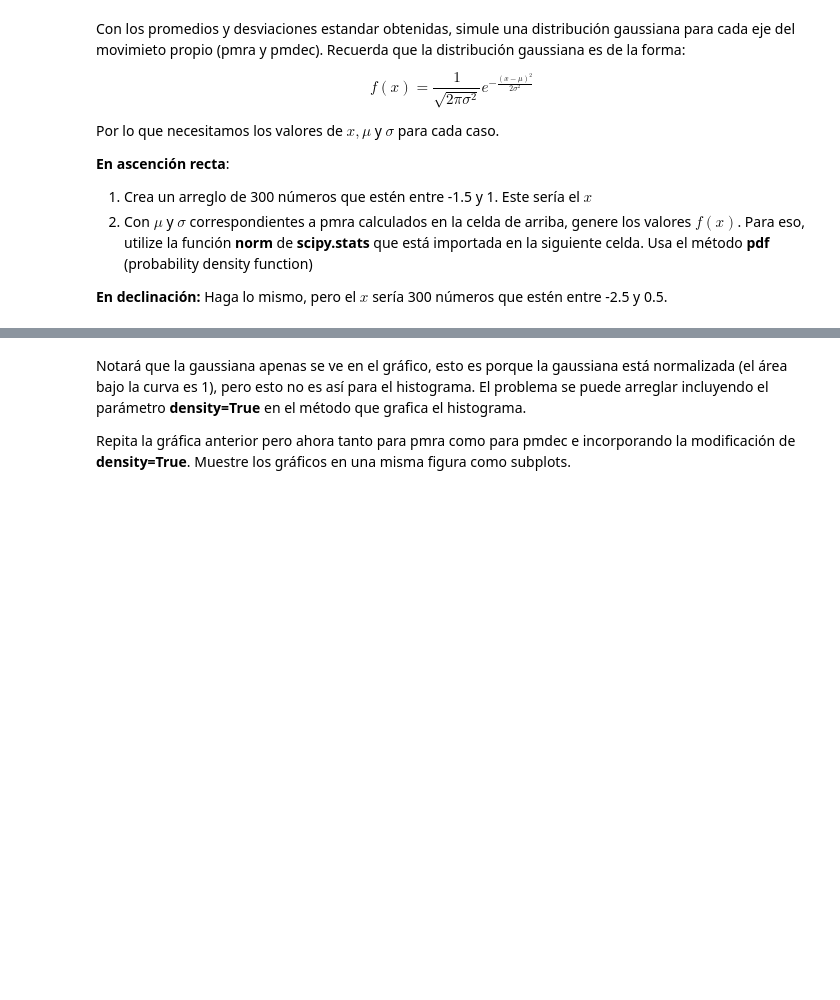
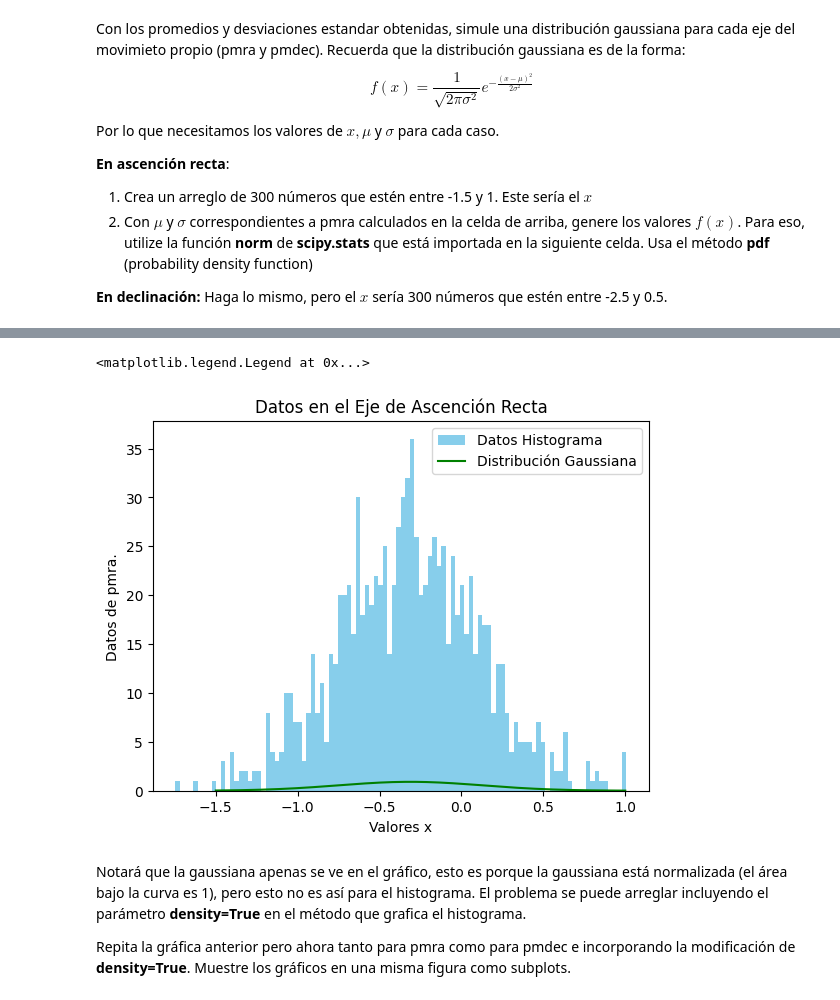
Before and after one commit to FranciscaHM/Tarea-2, a Jupyter notebook: Tarea2.ipynb, the cells around one changed output, grey strips where cells are left out. Saved outputs shown, nothing was run; the diff lists cells and outputs as text; code cells hidden in the pictures; blank space fills up the shorter version.

```diff
--- a/Tarea2.ipynb
+++ b/Tarea2.ipynb
@@ -152,3 +173,23 @@ Grafique con matplotlib un hitograma (busque qué método de matplotlib sirve) d
+# %%
+#Para graficar un histograma en plt usaremos hist. Para ello, debemos crear un
+#conjunto a partir de la distribución fx_pmra. Esto se realiza con scipy stats.
+
+datos = fx_pmra.rvs(size=1000)
+
+#Ahora, graficaremos el histograma en plt.
+plt.hist(datos,bins=100,color='skyblue',label='Datos Histograma')
+
+#Sobre este, graficaremos la Gaussiana.
+plt.plot(x_pmra,fx_pmra.pdf(x_pmra),color='green',label='Distribución Gaussiana')
+
+#Ahora se agregarán las etiquetas.
+plt.xlabel('Valores x')
+plt.ylabel('Datos de pmra.')
+plt.title('Datos en el Eje de Ascención Recta')
+plt.legend()
+# %% [output]
+<matplotlib.legend.Legend at 0x...>
+[figure, added]
 # %% [markdown]
 Notará que la gaussiana apenas se ve en el gráfico, esto es porque la gaussiana está normalizada (el área bajo la curva es 1), pero esto no es así para el histograma. El problema se puede arreglar incluyendo el parámetro **density=True** en el método que grafica el histograma.
 
```
Also changed, not shown: parts of 5 cells of this notebook.
